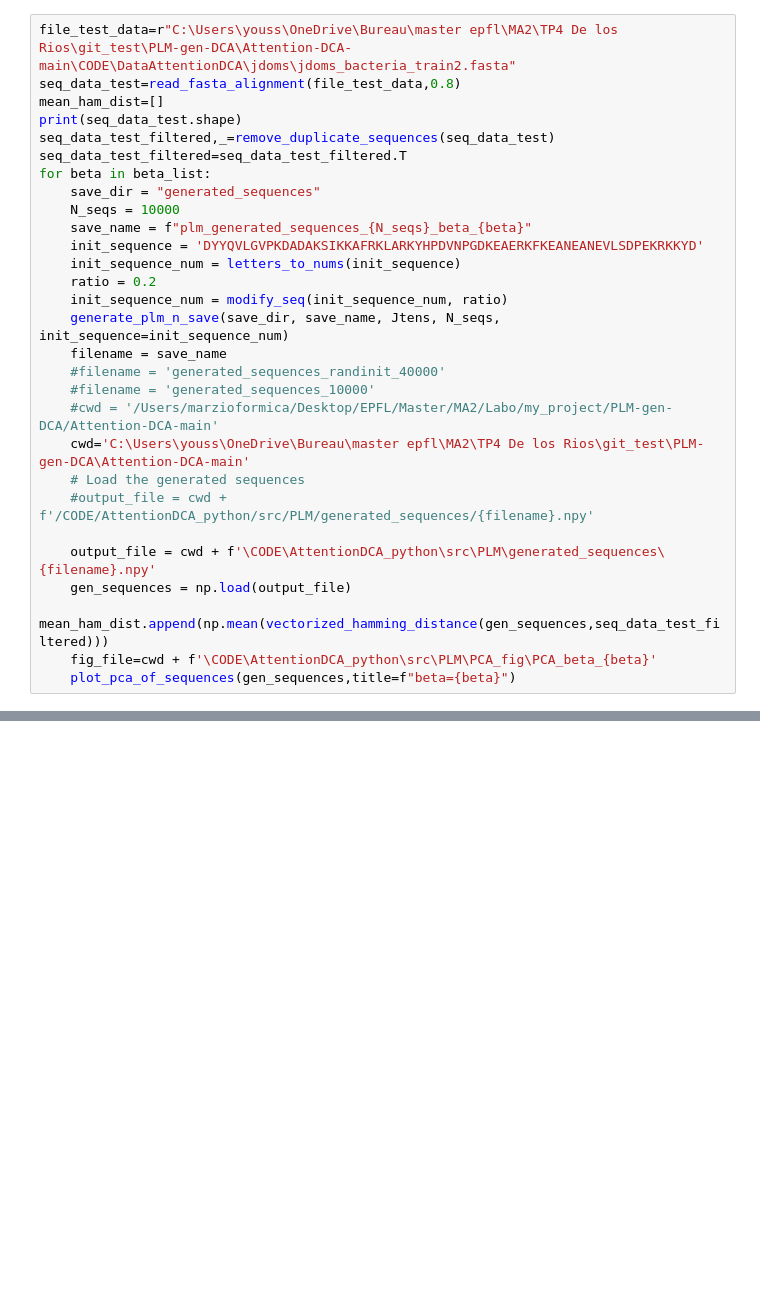
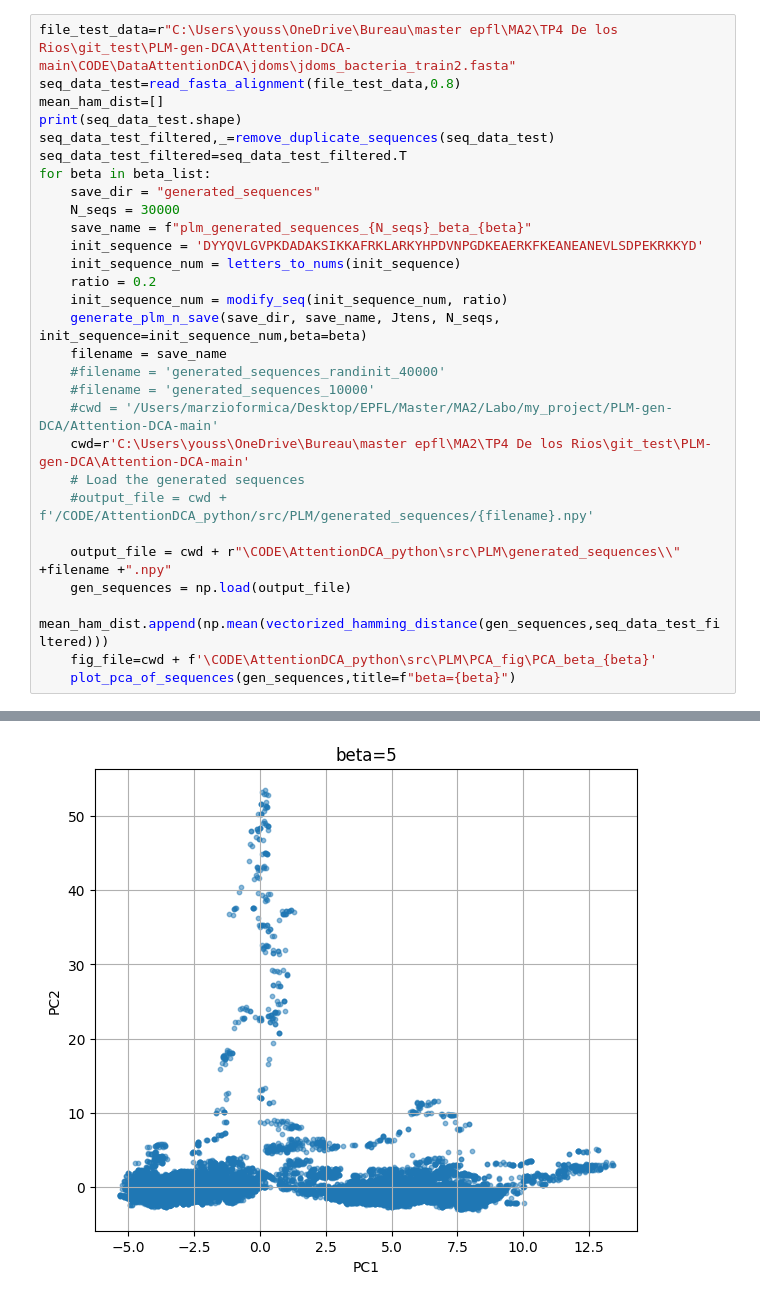
Before and after one commit to marziof/PLM-gen-DCA, a Jupyter notebook: Attention-DCA-main/CODE/AttentionDCA_python/src/PLM/plm_gen_beta_change.ipynb, the cells around one changed output, grey strips where cells are left out. Cells and saved outputs as stored; diff of their text form; blank space fills up the shorter version.

```diff
--- a/Attention-DCA-main/CODE/AttentionDCA_python/src/PLM/plm_gen_beta_change.ipynb
+++ b/Attention-DCA-main/CODE/AttentionDCA_python/src/PLM/plm_gen_beta_change.ipynb
@@ -70,23 +74,24 @@ seq_data_test_filtered,_=remove_duplicate_sequences(seq_data_test)
 seq_data_test_filtered=seq_data_test_filtered.T
 for beta in beta_list:
     save_dir = "generated_sequences"
-    N_seqs = 10000
+    N_seqs = 30000
     save_name = f"plm_generated_sequences_{N_seqs}_beta_{beta}"
     init_sequence = 'DYYQVLGVPKDADAKSIKKAFRKLARKYHPDVNPGDKEAERKFKEANEANEVLSDPEKRKKYD'
     init_sequence_num = letters_to_nums(init_sequence)
     ratio = 0.2
     init_sequence_num = modify_seq(init_sequence_num, ratio)
-    generate_plm_n_save(save_dir, save_name, Jtens, N_seqs, init_sequence=init_sequence_num)
+    generate_plm_n_save(save_dir, save_name, Jtens, N_seqs, init_sequence=init_sequence_num,beta=beta)
     filename = save_name
     #filename = 'generated_sequences_randinit_40000'
     #filename = 'generated_sequences_10000'
     #cwd = '/Users/marzioformica/Desktop/EPFL/Master/MA2/Labo/my_project/PLM-gen-DCA/Attention-DCA-main'
-    cwd='C:\Users\youss\OneDrive\Bureau\master epfl\MA2\TP4 De los Rios\git_test\PLM-gen-DCA\Attention-DCA-main'
+    cwd=r'C:\Users\youss\OneDrive\Bureau\master epfl\MA2\TP4 De los Rios\git_test\PLM-gen-DCA\Attention-DCA-main'
     # Load the generated sequences
     #output_file = cwd + f'/CODE/AttentionDCA_python/src/PLM/generated_sequences/{filename}.npy'
 
-    output_file = cwd + f'\CODE\AttentionDCA_python\src\PLM\generated_sequences\{filename}.npy'
+    output_file = cwd + r"\CODE\AttentionDCA_python\src\PLM\generated_sequences\\" +filename +".npy"
     gen_sequences = np.load(output_file)
     mean_ham_dist.append(np.mean(vectorized_hamming_distance(gen_sequences,seq_data_test_filtered)))
     fig_file=cwd + f'\CODE\AttentionDCA_python\src\PLM\PCA_fig\PCA_beta_{beta}'
     plot_pca_of_sequences(gen_sequences,title=f"beta={beta}")
+# %% [output]
@@ -92,0 +105 @@ for beta in beta_list:
+[figure, added]
```
Also changed, not shown: parts of 3 cells of this notebook, 18 other files.
